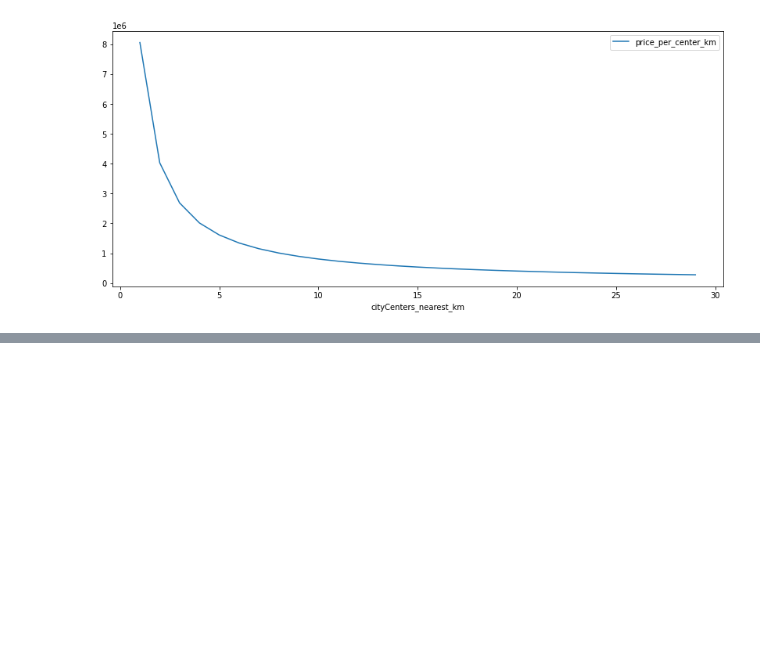
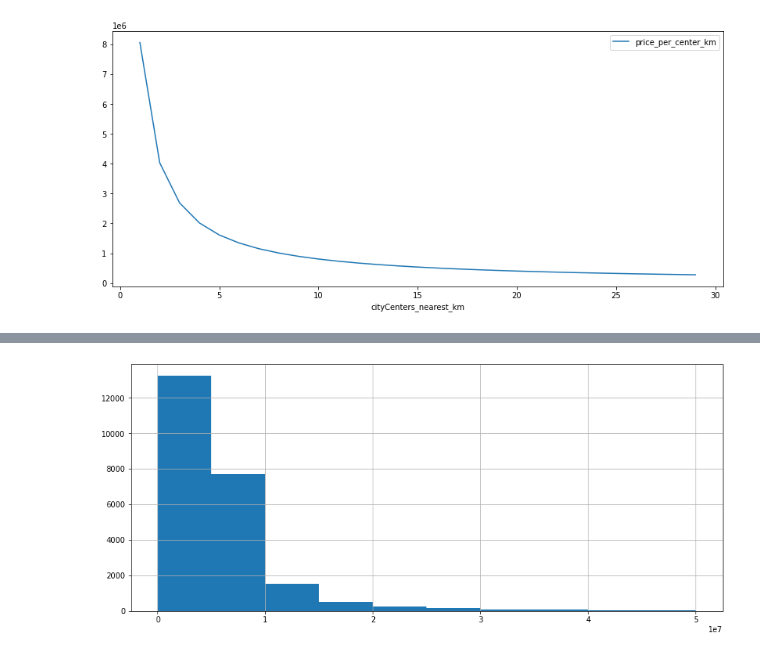
Before and after one commit to yerkebulanali/Yandex-Data-Science-Projects, a Jupyter notebook: Yandex Practicum Project 3.ipynb, the cells around one changed output, grey strips where cells are left out. Cells and saved outputs as stored; diff of their text form; code cells hidden in the pictures; blank space fills up the shorter version.

```diff
--- a/Yandex Practicum Project 3.ipynb
+++ b/Yandex Practicum Project 3.ipynb
@@ -500,0 +541,5 @@ df_spg.pivot_table(values='price_per_center_km', index='cityCenters_nearest_km',
+# %%
+# цена гистограмма во всех данных
+df['last_price'].hist(range=(0, 50000000), figsize=(14,6));
+# %% [output]
+[figure, added]
```
Also changed, not shown: parts of 31 cells of this notebook.
